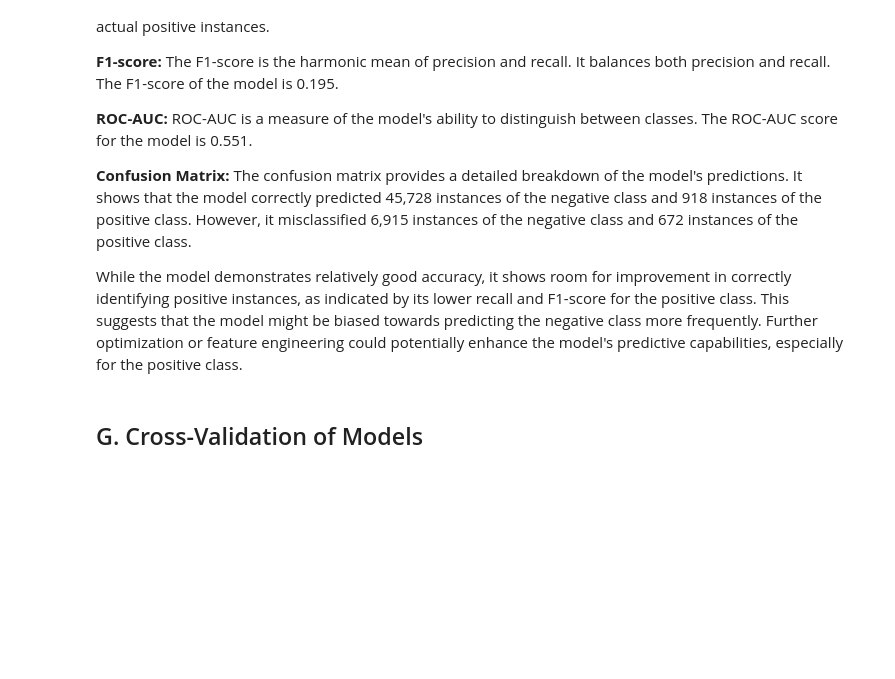
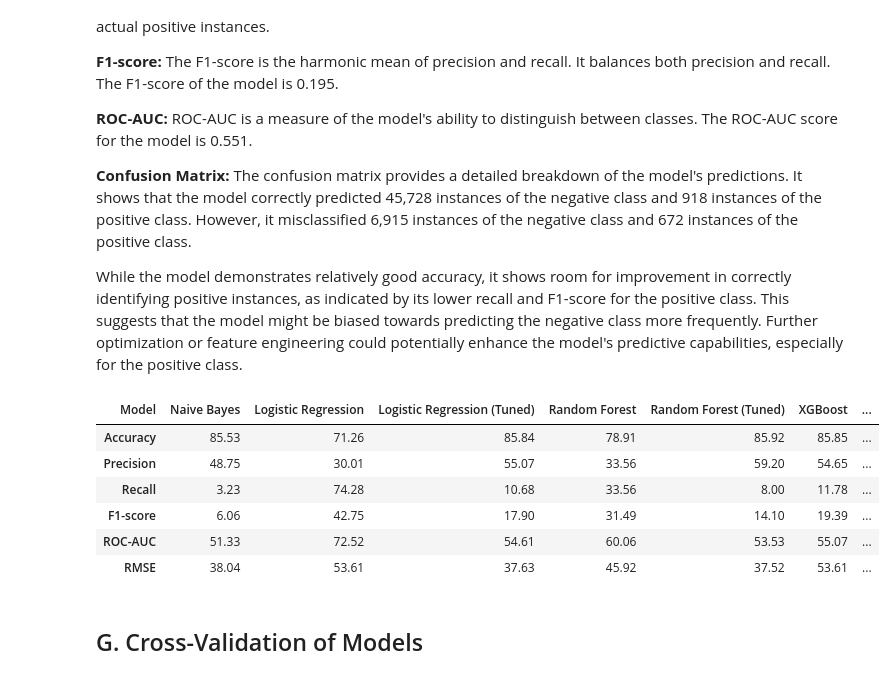
Before and after one commit to meenakshi-sethi/ML-Project-Portfolio, a Jupyter notebook: Diabetes_risk_prediction/Diabetes.ipynb, the cells around one changed output. Saved outputs shown, nothing was run; the diff lists cells and outputs as text; code cells hidden in the pictures; blank space fills up the shorter version.

```diff
--- a/Diabetes_risk_prediction/Diabetes.ipynb
+++ b/Diabetes_risk_prediction/Diabetes.ipynb
@@ -1457,26 +1470,34 @@ While the model demonstrates relatively good accuracy, it shows room for improve
 # %%
 import pandas as pd
 
 # Updated data from the input in a structured format.
 data = {
     'Model': ['Naive Bayes', 'Logistic Regression', 'Logistic Regression (Tuned)',
               'Random Forest', 'Random Forest (Tuned)', 'XGBoost', 'XGBoost (Tuned)'],
-    'Accuracy': [85.53, 71.26, 85.84, 78.73, 84.10, 85.85, 86.01],
-    'Precision': [0.4875, 0.3001, 0.5507, 0.3940, 0.3936, 0.5465, 0.5774],
-    'Recall': [0.0323, 0.7430, 0.1069, 0.3372, 0.1860, 0.1178, 0.1172],
-    'F1-score': [0.0606, 0.4275, 0.1790, 0.3141, 0.2526, 0.1939, 0.1948],
-    'ROC-AUC': [0.5133, 0.7252, 0.5461, 0.6002, 0.5688, 0.5507, 0.5514],
-    'RMSE': [0.3804, 0.3763, 0.3763, 0.4612, 0.3987, 0.3740, 0.3740]
+    'Accuracy': [85.53, 71.26, 85.84, 78.91, 85.92, 85.85, 86.01],
+    'Precision': [48.75, 30.01, 55.07, 33.56, 59.20, 54.65, 57.74],
+    'Recall': [3.23, 74.28, 10.68, 33.56, 8.00, 11.78, 11.72],
+    'F1-score': [6.06, 42.75, 17.90, 31.49, 14.10, 19.39, 19.48],
+    'ROC-AUC': [51.33, 72.52, 54.61, 60.06, 53.53, 55.07, 55.14],
+    'RMSE': [38.04, 53.61, 37.63, 45.92, 37.52, 53.61, 37.40]
 }
 
 # Creating DataFrame
 df = pd.DataFrame(data)
 df.set_index('Model', inplace=True)
 
 # Transposing the dataframe for easier visualization
 df_t = df.T
 
 df_t
+# %% [output]
+| Model | Naive Bayes | Logistic Regression | Logistic Regression (Tuned) | Random Forest | Random Forest (Tuned) | XGBoost | ... |
+| Accuracy | 85.53 | 71.26 | 85.84 | 78.91 | 85.92 | 85.85 | ... |
+| Precision | 48.75 | 30.01 | 55.07 | 33.56 | 59.20 | 54.65 | ... |
+| Recall | 3.23 | 74.28 | 10.68 | 33.56 | 8.00 | 11.78 | ... |
+| F1-score | 6.06 | 42.75 | 17.90 | 31.49 | 14.10 | 19.39 | ... |
+| ROC-AUC | 51.33 | 72.52 | 54.61 | 60.06 | 53.53 | 55.07 | ... |
+| RMSE | 38.04 | 53.61 | 37.63 | 45.92 | 37.52 | 53.61 | ... |
 # %% [markdown]
 ## G. Cross-Validation of Models
 # %% [markdown]
```
Also changed, not shown: parts of 28 cells of this notebook.
